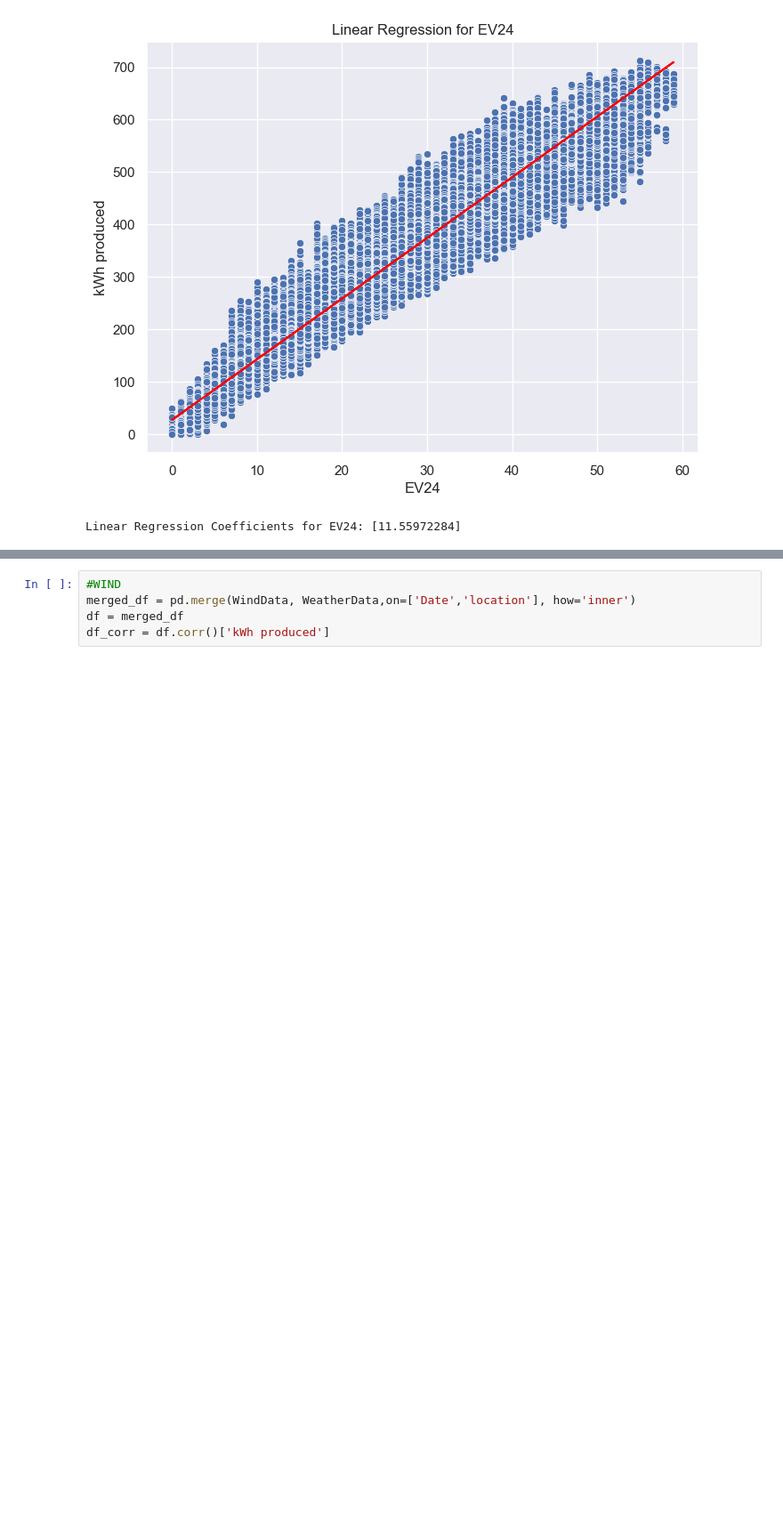
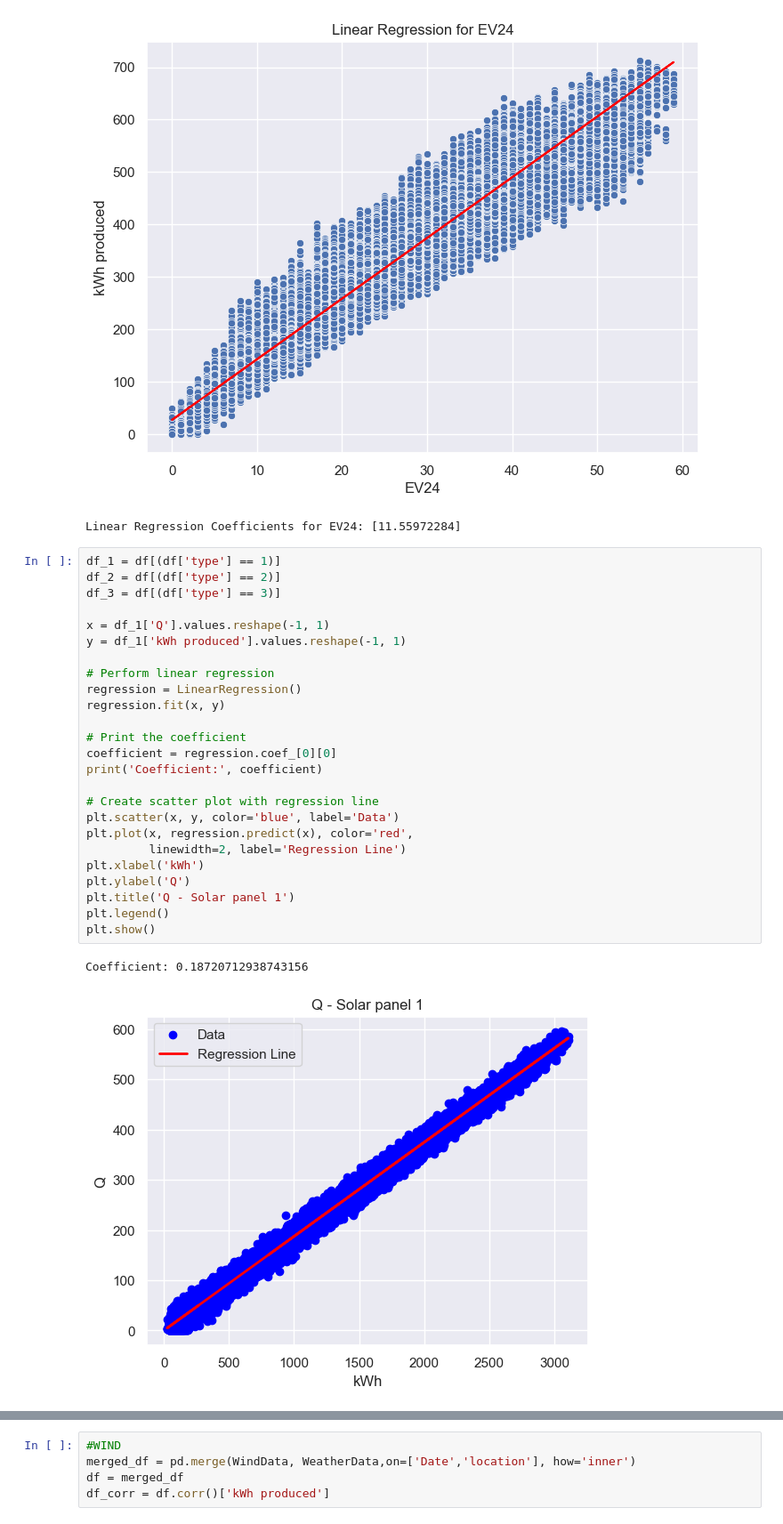
Before and after one commit to MessedUpCat/DataStatisticProjectAT, a Jupyter notebook: ASPECT 3.ipynb, the cells around one changed output, grey strips where cells are left out. Shown at 89% size. Saved outputs shown, nothing was run; the diff lists cells and outputs as text; blank space fills up the shorter version.

```diff
--- a/ASPECT 3.ipynb
+++ b/ASPECT 3.ipynb
@@ -77,3 +69,31 @@ Linear Regression Coefficients for SQ: [3.43566866]
 Linear Regression Coefficients for Q: [0.21287503]
 [figure]
 Linear Regression Coefficients for EV24: [11.55972284]
+# %%
+df_1 = df[(df['type'] == 1)]
+df_2 = df[(df['type'] == 2)]
+df_3 = df[(df['type'] == 3)]
+
+x = df_1['Q'].values.reshape(-1, 1)
+y = df_1['kWh produced'].values.reshape(-1, 1)
+
+# Perform linear regression
+regression = LinearRegression()
+regression.fit(x, y)
+
+# Print the coefficient
+coefficient = regression.coef_[0][0]
+print('Coefficient:', coefficient)
+
+# Create scatter plot with regression line
+plt.scatter(x, y, color='blue', label='Data')
+plt.plot(x, regression.predict(x), color='red',
+         linewidth=2, label='Regression Line')
+plt.xlabel('kWh')
+plt.ylabel('Q')
+plt.title('Q - Solar panel 1')
+plt.legend()
+plt.show()
+# %% [output]
+Coefficient: 0.18720712938743156
+[figure, added]
```
Also changed, not shown: parts of 7 cells of this notebook, 5 other files.
